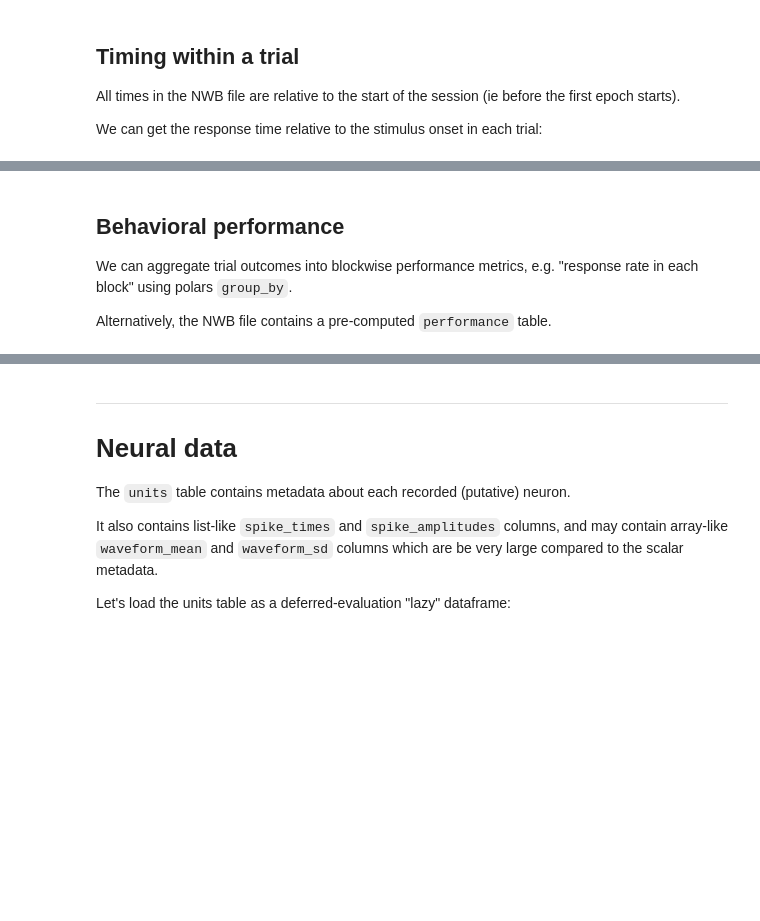
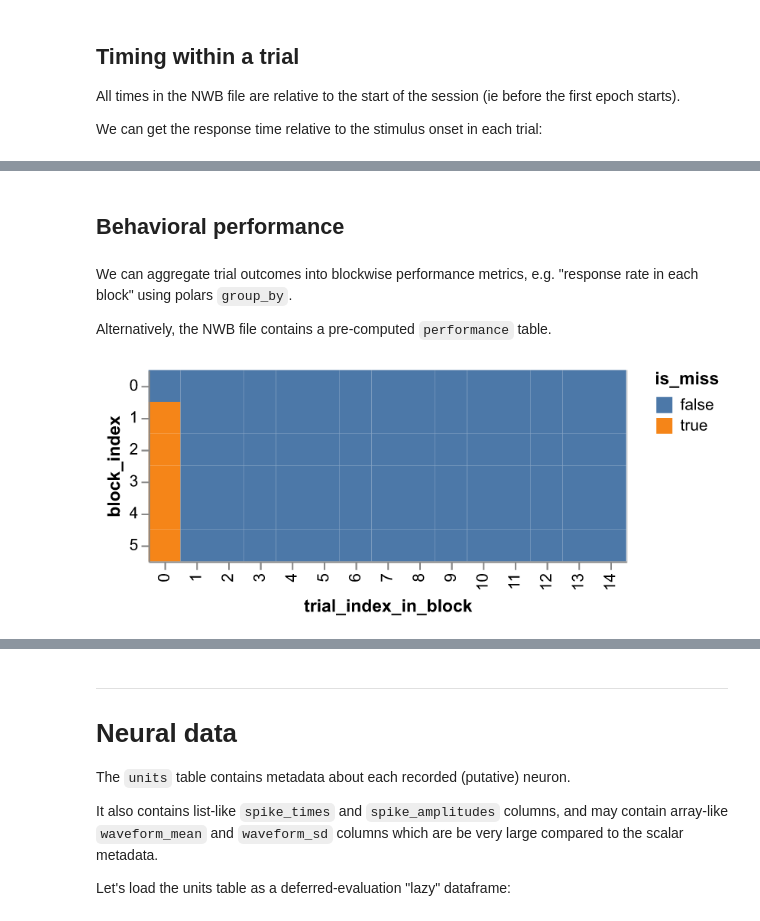
Before and after one commit to AllenNeuralDynamics/conect-dev-capsule, a Jupyter notebook: code/remote/dynamic_routing_tutorial_remote.ipynb, the cells around one changed output, grey strips where cells are left out. Cells and saved outputs as stored; diff of their text form; code cells hidden in the pictures; blank space fills up the shorter version.

```diff
--- a/code/remote/dynamic_routing_tutorial_remote.ipynb
+++ b/code/remote/dynamic_routing_tutorial_remote.ipynb
@@ -171,6 +212,18 @@ trials_df.plot.tick(
 # %% [markdown]
 ## Behavioral performance
-
-We can aggregate trial outcomes into blockwise performance metrics, e.g. "response rate in each block" using polars `group_by`.
-
-Alternatively, the NWB file contains a pre-computed `performance` table.
+# %% [markdown]
+
+We can aggregate trial outcomes into blockwise performance metrics, e.g. "response rate in each block" using polars `group_by`.
+
+Alternatively, the NWB file contains a pre-computed `performance` table.
+# %%
+(
+    trials_df.filter(pl.col("trial_index_in_block") < 15)
+    .plot.rect(
+        x="trial_index_in_block:N",
+        y="block_index:N",
+        color="is_miss",
+    )
+)
+# %% [output]
+[figure, added]
```
Also changed, not shown: parts of 27 cells of this notebook.
